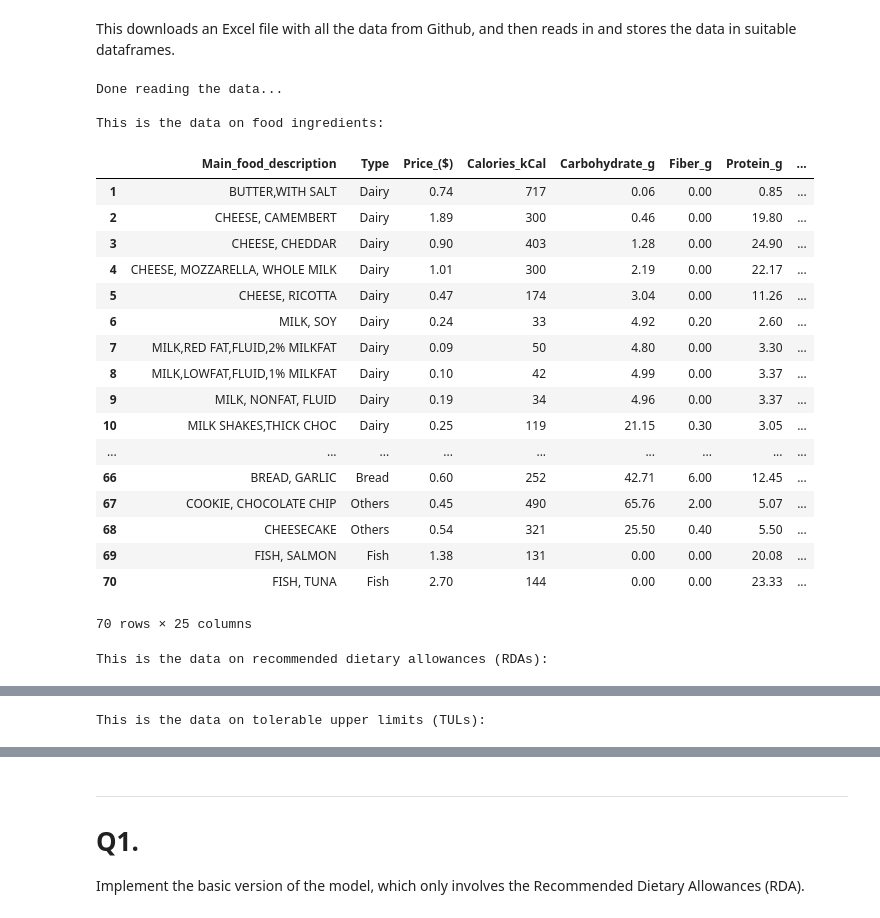
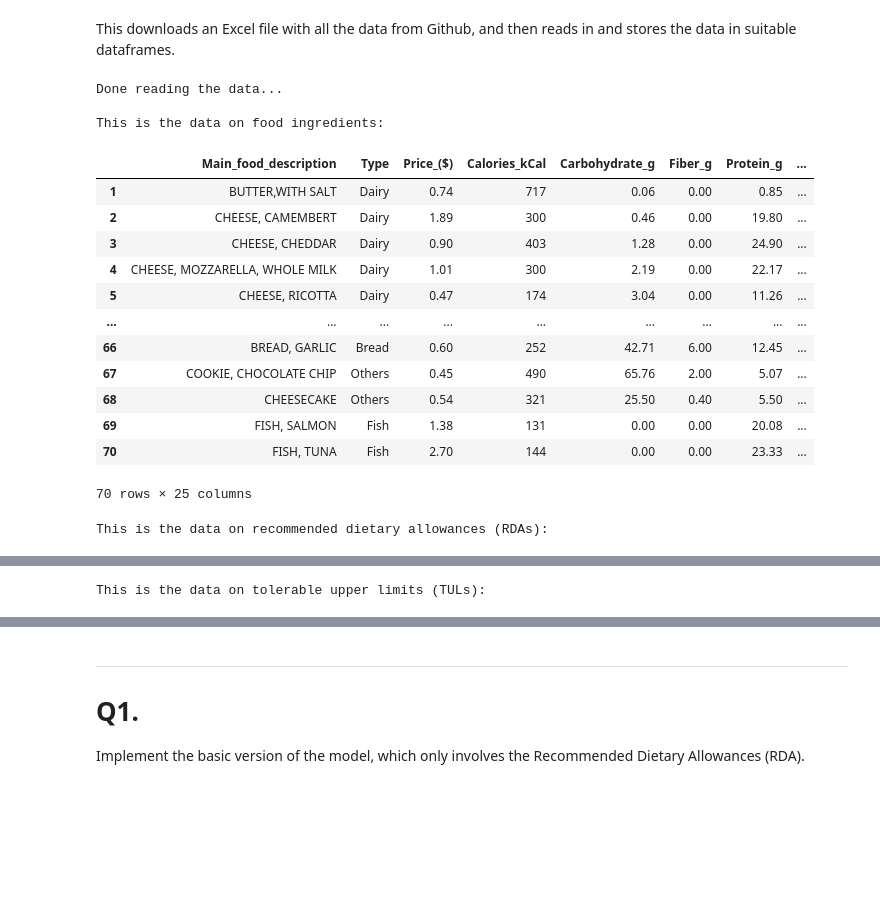
Before and after one commit to dan-a-iancu/OIT248, a Jupyter notebook: Diet_Problem/Optimal_Diets_and_Food_Security.ipynb, the cells around one changed output, grey strips where cells are left out. Drawn from its saved outputs; the diff is of its cells as text; code cells hidden in the pictures; blank space fills up the shorter version.

```diff
--- a/Diet_Problem/Optimal_Diets_and_Food_Security.ipynb
+++ b/Diet_Problem/Optimal_Diets_and_Food_Security.ipynb
@@ -18,7 +18,6 @@ import urllib.request  # for file downloading
 
 # Import pandas for data-frames
 import pandas as pd
-pd.set_option('display.max_rows', None)
 #pd.set_option('display.max_rows', 15)
 pd.options.display.float_format = "{:,.2f}".format
 
@@ -66,7 +65,7 @@ This downloads an Excel file with all the data from Github, and then reads in an
 # %%
 #@markdown Load the data and take a quick look
 
-url_Excel = 'https://raw.githubusercontent.com/dan-a-iancu/airm/master/Diet_Problem/Diet_Problem_Data.xlsx'
+url_Excel = 'https://raw.githubusercontent.com/dan-a-iancu/OIT248/master/Diet_Problem/Diet_Problem_Data.xlsx'
 local_file = "Diet_Problem_Data.xlsx"   # name of local file where you want to store the downloaded file
 urllib.request.urlretrieve(url_Excel, local_file)    # download from website and save it locally
 
@@ -92,38 +91,33 @@ nutrients_with_RDA = list(RDA.columns)
 nutrients_with_TUL = list(TUL.columns)
 print("Done reading the data...")
 
 # the list of all relevant nutrients (with RDA and/or TUL)
 relevant_nutrients = list(set(nutrients_with_RDA + nutrients_with_TUL))
 
 # the list of all life stages
 Marco_life_stage = 'Males_31-50_y'   # this is Marco's life stage
 
 #@markdown - print a few rows of the table with nutrient data
 print("\nThis is the data on food ingredients:")
 display(foodData)
 
 #@markdown - print the RDA data relevant to Marco's age group
 print("\nThis is the data on recommended dietary allowances (RDAs):")
 display(RDA.loc[[Marco_life_stage,]])
 
 #@markdown - print the TUL data relevant to Marco's age group
 print("\nThis is the data on tolerable upper limits (TULs):")
 display(TUL.loc[[Marco_life_stage,]])
 # %% [output]
 Done reading the data...
 
 This is the data on food ingredients:
 |  | Main_food_description | Type | Price_($) | Calories_kCal | Carbohydrate_g | Fiber_g | Protein_g | ... |
 | 1 | BUTTER,WITH SALT | Dairy | 0.74 | 717 | 0.06 | 0.00 | 0.85 | ... |
 | 2 | CHEESE, CAMEMBERT | Dairy | 1.89 | 300 | 0.46 | 0.00 | 19.80 | ... |
 | 3 | CHEESE, CHEDDAR | Dairy | 0.90 | 403 | 1.28 | 0.00 | 24.90 | ... |
 | 4 | CHEESE, MOZZARELLA, WHOLE MILK | Dairy | 1.01 | 300 | 2.19 | 0.00 | 22.17 | ... |
 | 5 | CHEESE, RICOTTA | Dairy | 0.47 | 174 | 3.04 | 0.00 | 11.26 | ... |
-| 6 | MILK, SOY | Dairy | 0.24 | 33 | 4.92 | 0.20 | 2.60 | ... |
-| 7 | MILK,RED FAT,FLUID,2% MILKFAT | Dairy | 0.09 | 50 | 4.80 | 0.00 | 3.30 | ... |
-| 8 | MILK,LOWFAT,FLUID,1% MILKFAT | Dairy | 0.10 | 42 | 4.99 | 0.00 | 3.37 | ... |
-| 9 | MILK, NONFAT, FLUID | Dairy | 0.19 | 34 | 4.96 | 0.00 | 3.37 | ... |
-| 10 | MILK SHAKES,THICK CHOC | Dairy | 0.25 | 119 | 21.15 | 0.30 | 3.05 | ... |
 | ... | ... | ... | ... | ... | ... | ... | ... | ... |
 | 66 | BREAD, GARLIC | Bread | 0.60 | 252 | 42.71 | 6.00 | 12.45 | ... |
 | 67 | COOKIE, CHOCOLATE CHIP | Others | 0.45 | 490 | 65.76 | 2.00 | 5.07 | ... |
```
Also changed, not shown: parts of 4 cells of this notebook.
